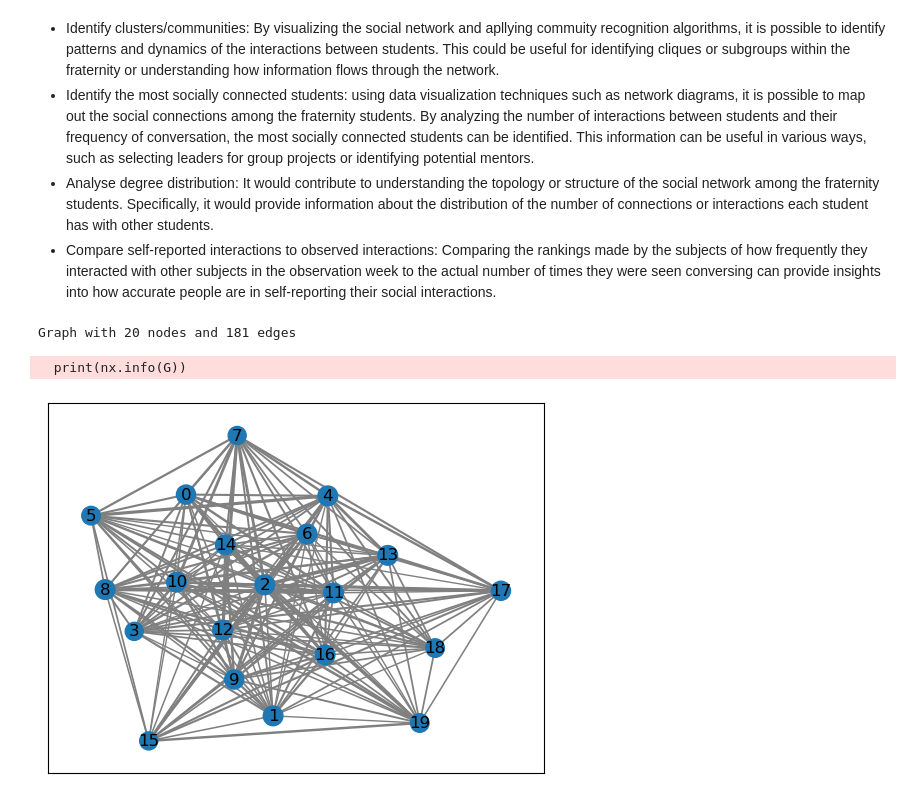
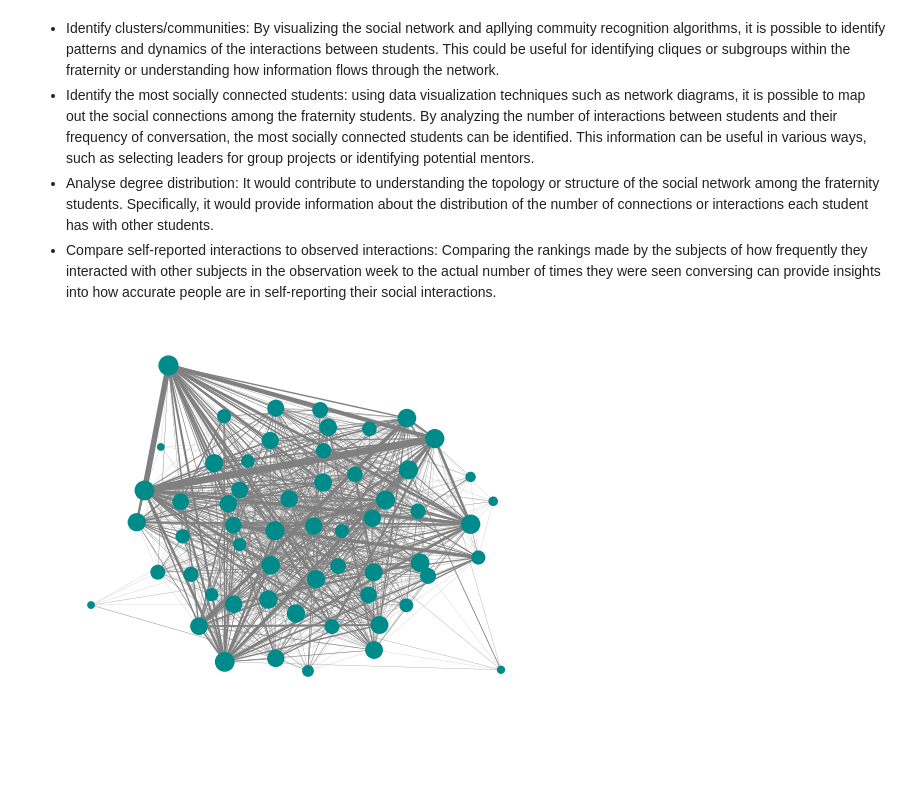
Before and after one commit to lucasgtx2/DataViz_Project, a Jupyter notebook: datavis_project.ipynb, the cells around one changed output. Saved outputs shown, nothing was run; the diff lists cells and outputs as text; code cells hidden in the pictures; blank space fills up the shorter version.

Commit message:
código inicial-visualizacao estatica

```diff
--- a/datavis_project.ipynb
+++ b/datavis_project.ipynb
@@ -25,13 +25,39 @@ import itertools
 sns.set()
 sns.set_style("white")
 # %%
-adj_matrix = np.loadtxt('data/monkeys.txt', dtype=int)
+adj_matrix = np.loadtxt('data/bkfratb.txt', dtype=int)
 
 # create a graph object from the adjacency matrix
-G = nx.from_numpy_matrix(adj_matrix)
+G = nx.Graph(adj_matrix)
 
-# print some basic information about the graph
-print(nx.info(G))
+# Add nodes to the graph
+for i in range(adj_matrix.shape[0]):
+    G.add_node(i)
+
+deg_cen_g = nx.degree_centrality(G)
+deg_cen_list = []
+
+for i in deg_cen_g:
+    deg_cen_list.append(deg_cen_g[i])
+
+size_list = [200*deg_cen_g[i] for i in G.nodes()]
+
+# Add edges to the graph with the width proportional to the matrix value
+for i in range(adj_matrix.shape[0]):
+    for j in range(i+1, adj_matrix.shape[1]):
+        if adj_matrix[i,j] != 0:
+            G.add_edge(i, j, weight=adj_matrix[i,j])
+
+# Get the edge weights as a list
+edge_weights = [G[i][j]['weight']/10 for i, j in G.edges()]
+
+# Draw the graph with edge widths proportional to the weights
+pos = nx.kamada_kawai_layout(G)
+
+nx.draw_networkx_nodes(G, pos, node_size=size_list, node_color="darkcyan")
+nx.draw_networkx_edges(G, pos, width=edge_weights, edge_color="gray")
+
+plt.axis('off')
+plt.show()
 # %% [output]
-Graph with 20 nodes and 181 edges
-  print(nx.info(G))
+[figure, added]
@@ -40,17 +63,0 @@ pos = nx.spring_layout(G)
-# %%
-deg_cen_g = nx.degree_centrality(G)
-deg_cen_list = []
-
-for i in deg_cen_g:
-    deg_cen_list.append(deg_cen_g[i])
-
-size_list = [200*deg_cen_g[i] for i in G.nodes()]
-
-edge_weights = adj_matrix.flatten()
-edge_weights = edge_weights[edge_weights.nonzero()]
-edge_weights = (edge_weights - edge_weights.min()) / (edge_weights.max() - edge_weights.min())
-edge_widths = 1 + 2* edge_weights
-
-nx.draw_networkx(G, pos, node_size = size_list, width=edge_widths, edge_color = "gray")
-# %% [output]
-[figure, removed]
```
Also changed, not shown: parts of 4 cells of this notebook, 1 other file.
